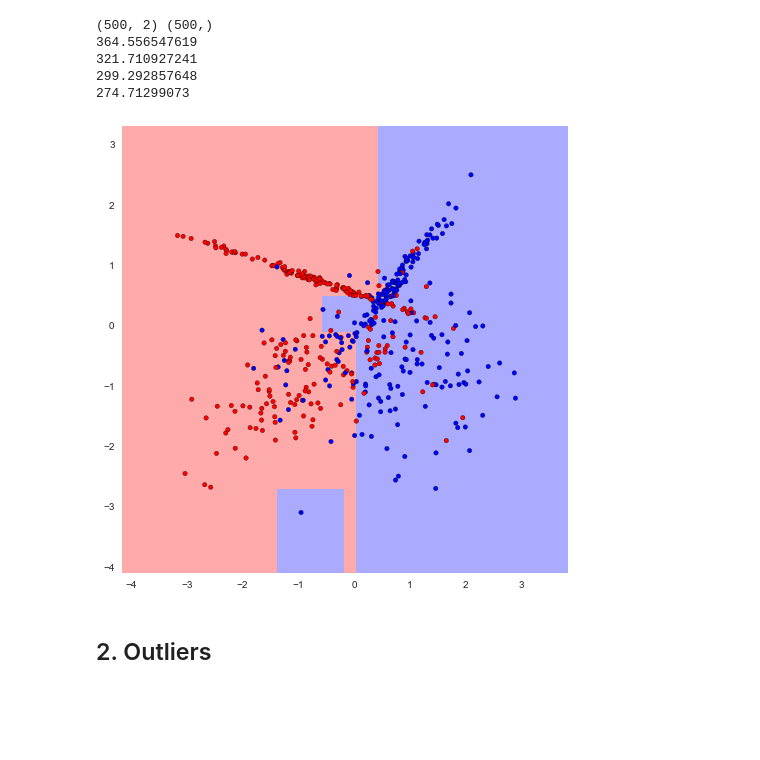
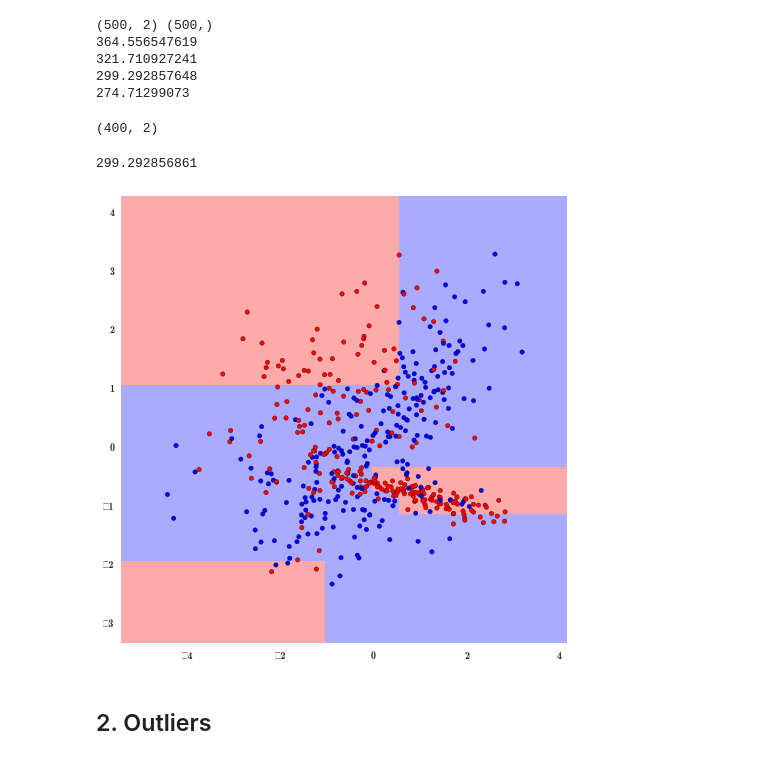
Before and after one commit to grishasobol/HomeWorkDataMining, a Jupyter notebook: hw1.ipynb, the cells around one changed output. Saved outputs shown, nothing was run; the diff lists cells and outputs as text; code cells hidden in the pictures; blank space fills up the shorter version.

```diff
--- a/hw1.ipynb
+++ b/hw1.ipynb
@@ -372,11 +372,25 @@ print np.sum((y - y1)**2)
 321.710927241
 299.292857648
 274.71299073
-# %%
-clf = BinaryBoostingClassifier(n_estimators=100).fit(X, y)
-plot_surface(X, y, clf)
-# %% [output]
-[figure, removed]
+# %%
+xx, yy = np.meshgrid(np.arange(-1, 1, 0.1), np.arange(-1, 1, 0.1))
+np.c_[xx.ravel(), yy.ravel()].shape
+# %% [output]
+(400, 2)
+# %%
+clf = BinaryBoostingClassifier(n_estimators=3).fit(X, y)
+"""
+for i in range(10):
+    l = np.array([[X[i][0] + 0.01, X[i][1] + 0.01]])
+    z = clf.predict(X[i:i+1])
+    z1 = clf.predict(l)
+    print X[i:i+1], z, l, z1, y[i]
+"""
+print np.sum((clf.predict(X) - y)**2)
+plot_surface(X, y, clf)
+# %% [output]
+299.292856861
+[figure, added]
 # %% [markdown]
 ## 2. Outliers
 # %% [markdown]
```
Also changed, not shown: parts of 1 cell of this notebook, 4 other files.
